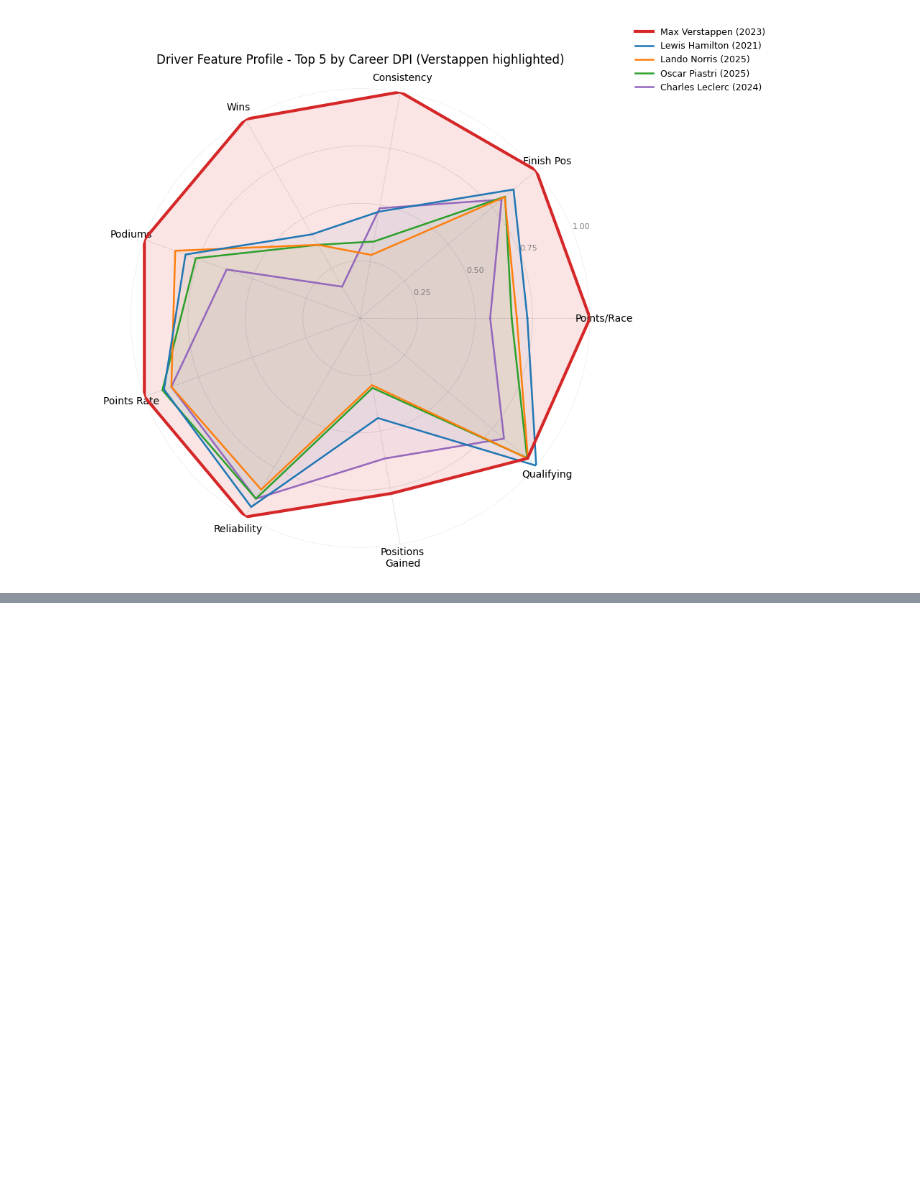
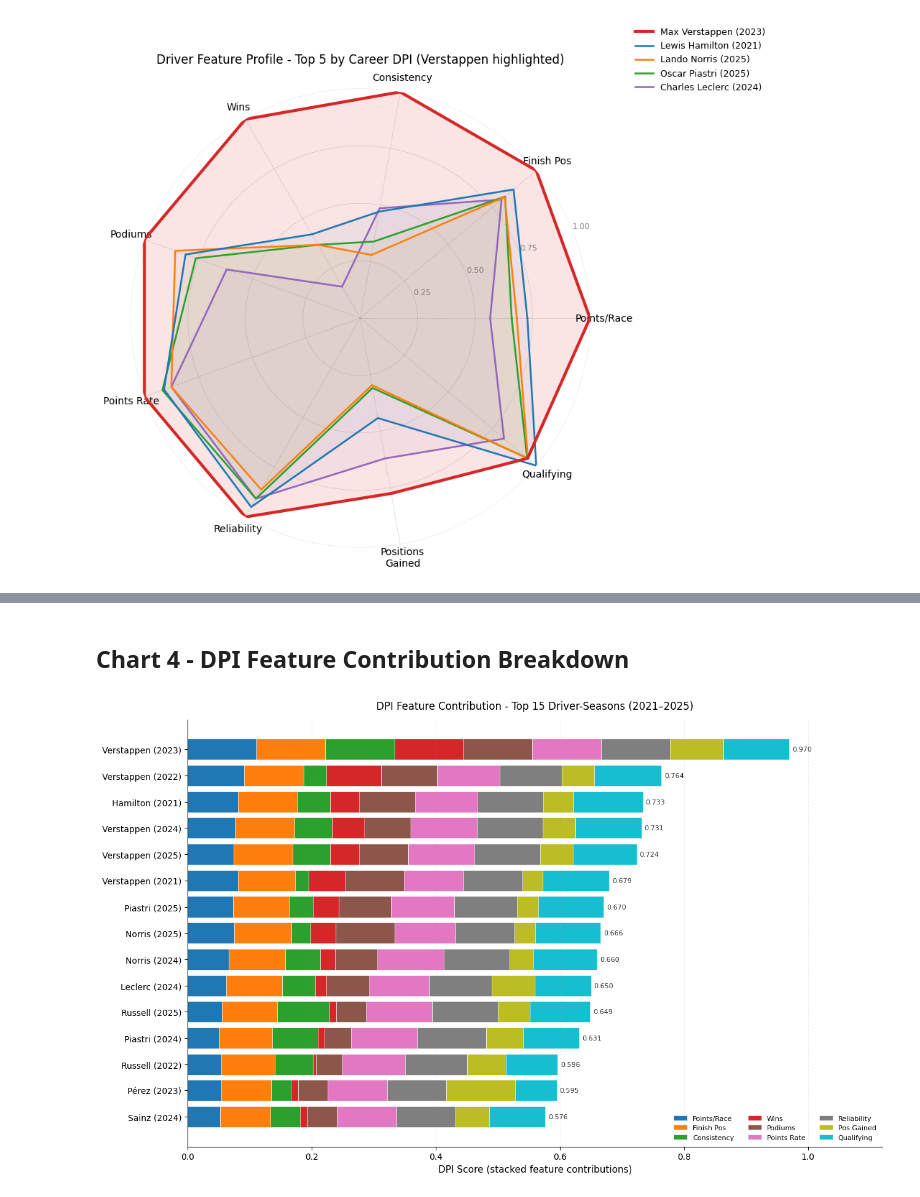
Before and after one commit to RichyJames/F1_RIchy_Odiase_Index, a Jupyter notebook: Notebooks/visualisation.ipynb, the cells around one changed output, grey strips where cells are left out. Cells and saved outputs as stored; diff of their text form; code cells hidden in the pictures; blank space fills up the shorter version.

Commit message:
add DPI feature contribution stacked bar for top 15 driver-seasons

```diff
--- a/Notebooks/visualisation.ipynb
+++ b/Notebooks/visualisation.ipynb
@@ -308,0 +315,61 @@ plt.show()
+# %% [markdown]
+## Chart 4 - DPI Feature Contribution Breakdown
+# %%
+top15 = dpi_df.sort_values('DPI', ascending=False).head(15).copy()
+
+weight = 1 / len(index_features)
+contrib_cols = [f+'_contrib' for f in index_features]
+for feat, col in zip(index_features, contrib_cols):
+    top15[col] = top15[feat] * weight
+
+labels = [
+    f"{row['driver_name'].split()[-1]} ({int(row['season'])})"
+    for _, row in top15.iterrows()
+]
+
+feature_display = [
+    'Points/Race', 'Finish Pos', 'Consistency', 'Wins', 'Podiums',
+    'Points Rate', 'Reliability', 'Pos Gained', 'Qualifying'
+]
+
+contrib_data = top15[contrib_cols].values
+
+cmap   = plt.cm.get_cmap('tab10', len(index_features))
+colours = [cmap(i) for i in range(len(index_features))]
+
+fig, ax = plt.subplots(figsize=(13, 8))
+
+left = np.zeros(len(top15))
+for i, (feat_label, col) in enumerate(zip(feature_display, contrib_cols)):
+    vals = top15[col].values
+    ax.barh(labels, vals, left=left,
+            color=colours[i], label=feat_label,
+            edgecolor='white', linewidth=0.4)
+    left += vals
+
+for j, (_, row) in enumerate(top15.iterrows()):
+    ax.text(row['DPI'] + 0.005, j,
+            f"{row['DPI']:.3f}",
+            va='center', fontsize=8, color='#333333')
+
+ax.set_xlim(0, 1.12)
+ax.set_xlabel('DPI Score (stacked feature contributions)', fontsize=11)
+ax.set_title(
+    'DPI Feature Contribution - Top 15 Driver-Seasons (2021–2025)',
+    fontsize=12, pad=12
+)
+ax.invert_yaxis()
+ax.spines['top'].set_visible(False)
+ax.spines['right'].set_visible(False)
+ax.grid(axis='x', alpha=0.2, linestyle='--')
+ax.legend(
+    loc='lower right', fontsize=8,
+    frameon=False, ncol=3
+)
+
+plt.tight_layout()
+plt.savefig(OUTPUT_DIR / 'feature_contribution_top15.png',
+            dpi=200, bbox_inches='tight')
+plt.show()
+# %% [output]
+[figure, added]
```
Also changed, not shown: parts of 2 cells of this notebook.
